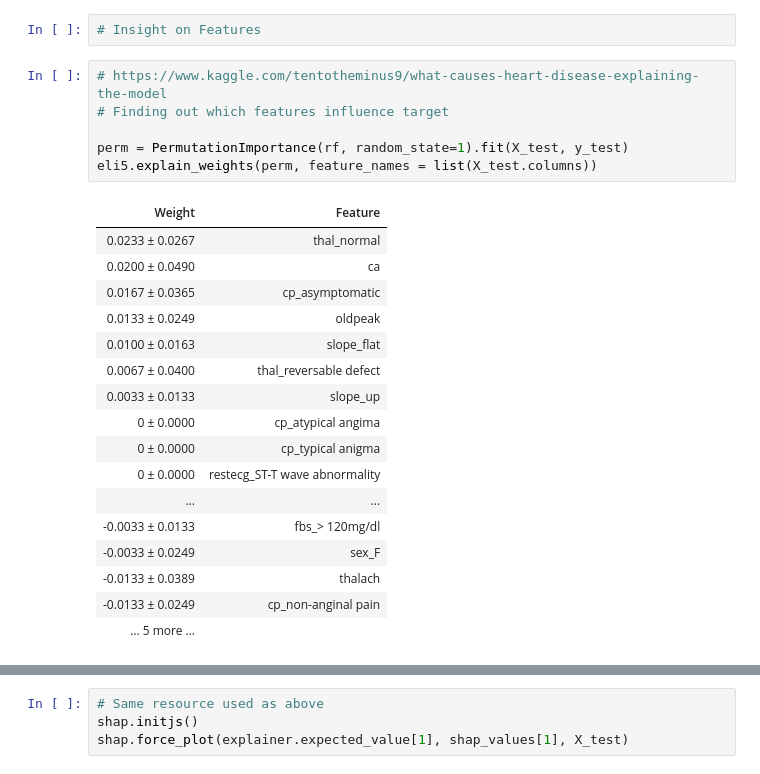
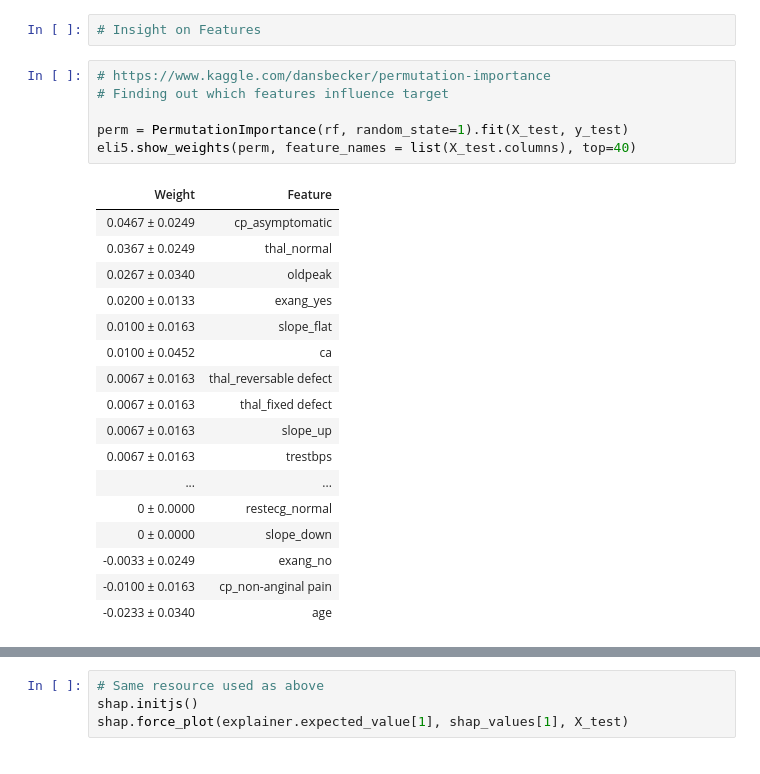
Before and after one commit to timhor/Heart-Disease-Visualisation, a Jupyter notebook: EDA.ipynb, the cells around one changed output, grey strips where cells are left out. Drawn from its saved outputs; the diff is of its cells as text.

Commit message:
Expanded PermutationImportance table

```diff
--- a/EDA.ipynb
+++ b/EDA.ipynb
@@ -161,29 +153,29 @@ RandomForestClassifier(bootstrap=True, class_weight=None, criterion='gini',
 # %%
 # Insight on Features
 # %%
-# https://www.kaggle.com/tentotheminus9/what-causes-heart-disease-explaining-the-model
+# https://www.kaggle.com/dansbecker/permutation-importance
 # Finding out which features influence target
 
 perm = PermutationImportance(rf, random_state=1).fit(X_test, y_test)
-eli5.explain_weights(perm, feature_names = list(X_test.columns))
+eli5.show_weights(perm, feature_names = list(X_test.columns), top=40)
 # %% [output]
 | Weight | Feature |
-| 0.0233 ± 0.0267 | thal_normal |
-| 0.0200 ± 0.0490 | ca |
-| 0.0167 ± 0.0365 | cp_asymptomatic |
-| 0.0133 ± 0.0249 | oldpeak |
+| 0.0467 ± 0.0249 | cp_asymptomatic |
+| 0.0367 ± 0.0249 | thal_normal |
+| 0.0267 ± 0.0340 | oldpeak |
+| 0.0200 ± 0.0133 | exang_yes |
 | 0.0100 ± 0.0163 | slope_flat |
-| 0.0067 ± 0.0400 | thal_reversable defect |
-| 0.0033 ± 0.0133 | slope_up |
-| 0 ± 0.0000 | cp_atypical angima |
-| 0 ± 0.0000 | cp_typical anigma |
-| 0 ± 0.0000 | restecg_ST-T wave abnormality |
+| 0.0100 ± 0.0452 | ca |
+| 0.0067 ± 0.0163 | thal_reversable defect |
+| 0.0067 ± 0.0163 | thal_fixed defect |
+| 0.0067 ± 0.0163 | slope_up |
+| 0.0067 ± 0.0163 | trestbps |
 | ... | ... |
-| -0.0033 ± 0.0133 | fbs_> 120mg/dl |
-| -0.0033 ± 0.0249 | sex_F |
-| -0.0133 ± 0.0389 | thalach |
-| -0.0133 ± 0.0249 | cp_non-anginal pain |
-| … 5 more … |  |
+| 0 ± 0.0000 | restecg_normal |
+| 0 ± 0.0000 | slope_down |
+| -0.0033 ± 0.0249 | exang_no |
+| -0.0100 ± 0.0163 | cp_non-anginal pain |
+| -0.0233 ± 0.0340 | age |
 # %%
 # https://www.kaggle.com/dansbecker/advanced-uses-of-shap-values
 # CHecking the magnitude for how much each feature influences the model
```
Also changed, not shown: parts of 7 cells of this notebook, 1 other file.
